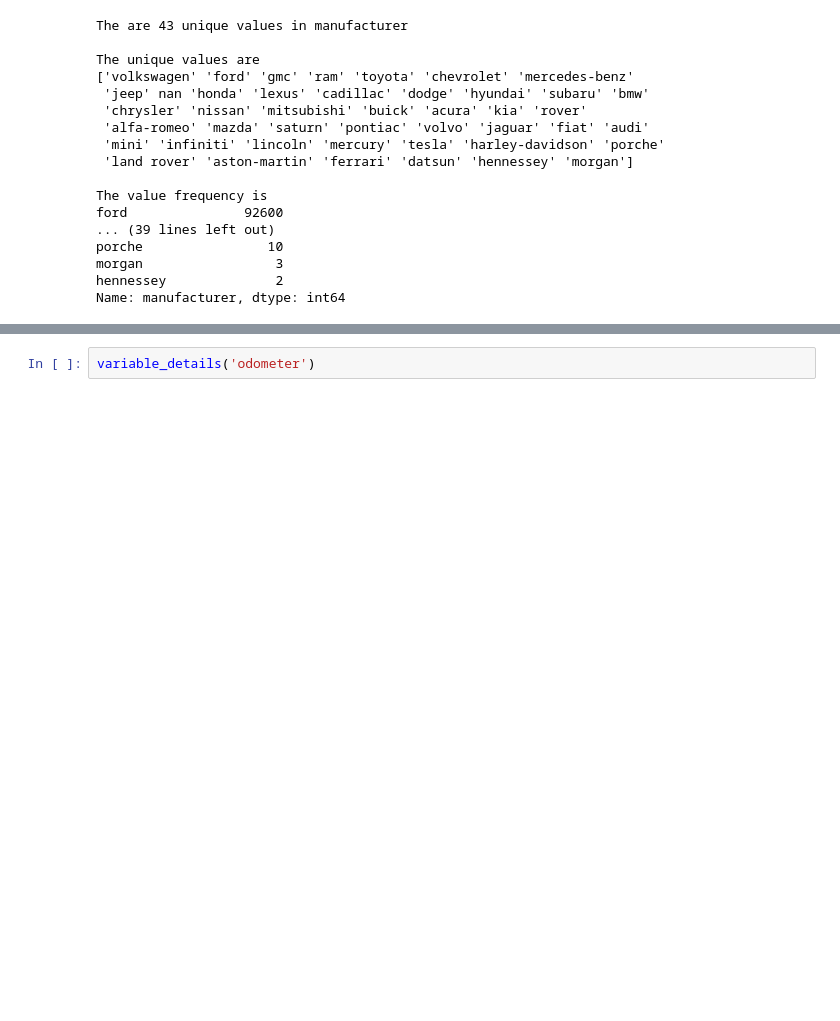
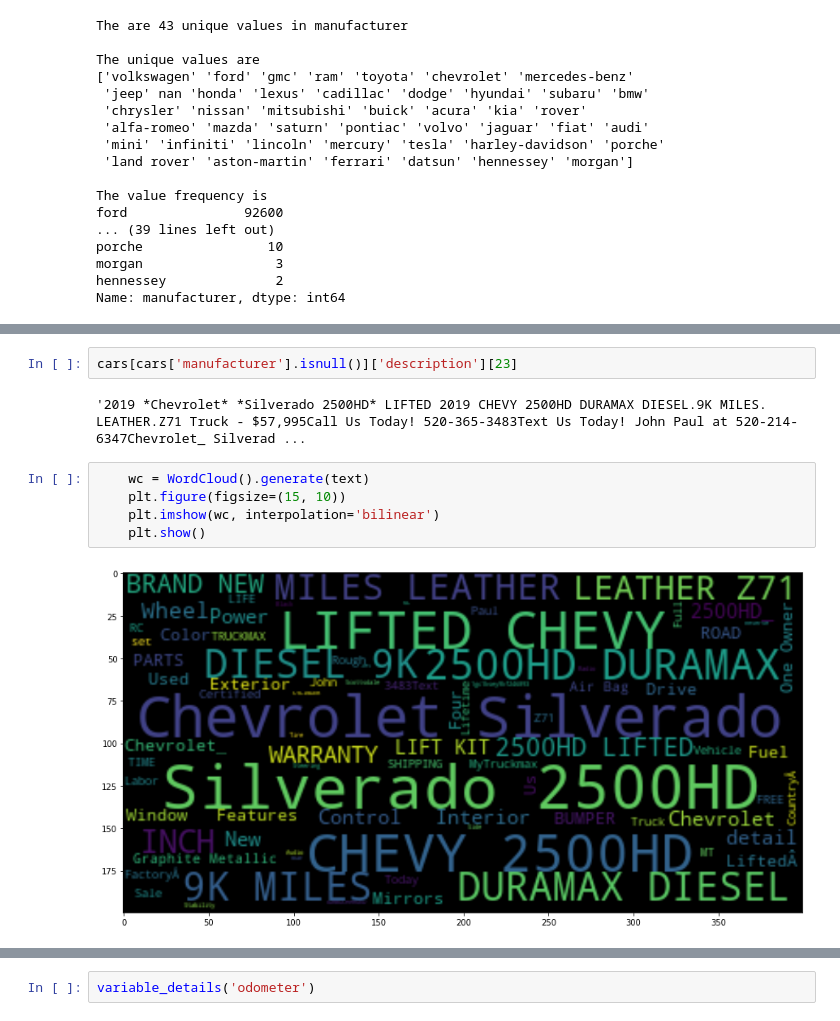
Before and after one commit to BenGriffith/data-science, a Jupyter notebook: capstone/supervised/used-cars.ipynb, the cells around one changed output, grey strips where cells are left out. Drawn from its saved outputs; the diff is of its cells as text; blank space fills up the shorter version.

Commit message:
Data cleaning updates for model, manufacturer, region, lat and long

```diff
--- a/capstone/supervised/used-cars.ipynb
+++ b/capstone/supervised/used-cars.ipynb
@@ -294,0 +463,11 @@ Name: manufacturer, dtype: int64
+# %%
+cars[cars['manufacturer'].isnull()]['description'][23]
+# %% [output]
+'2019 *Chevrolet* *Silverado 2500HD* LIFTED 2019 CHEVY 2500HD DURAMAX DIESEL.9K MILES. LEATHER.Z71 Truck - $57,995Call Us Today! 520-365-3483Text Us Today! John Paul at 520-214-6347Chevrolet_ Silverad ...
+# %%
+    wc = WordCloud().generate(text)
+    plt.figure(figsize=(15, 10))
+    plt.imshow(wc, interpolation='bilinear')
+    plt.show()
+# %% [output]
+[figure, added]
```
Also changed, not shown: parts of 53 cells of this notebook.
